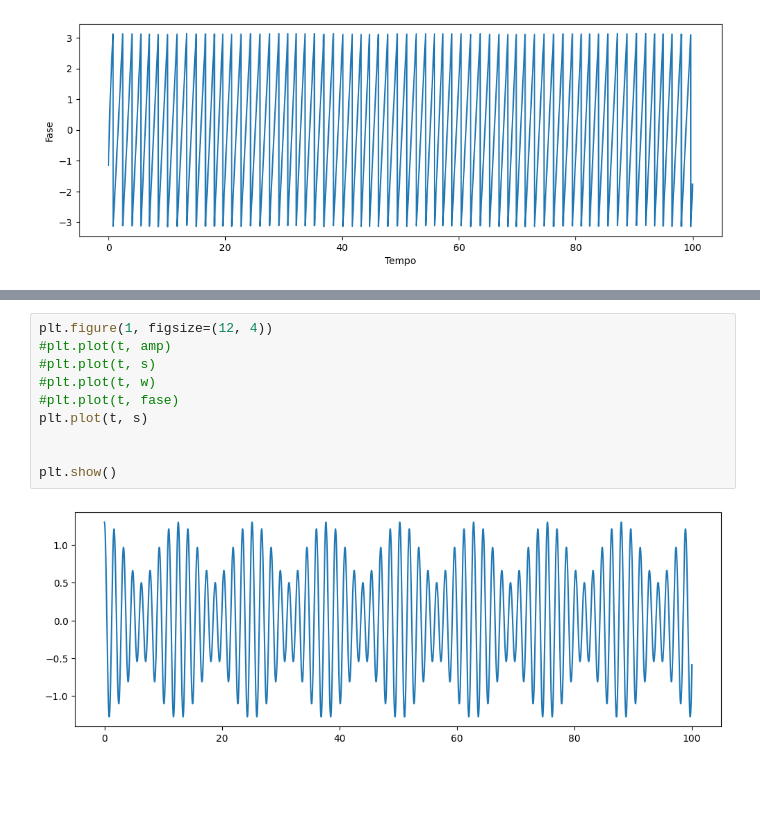
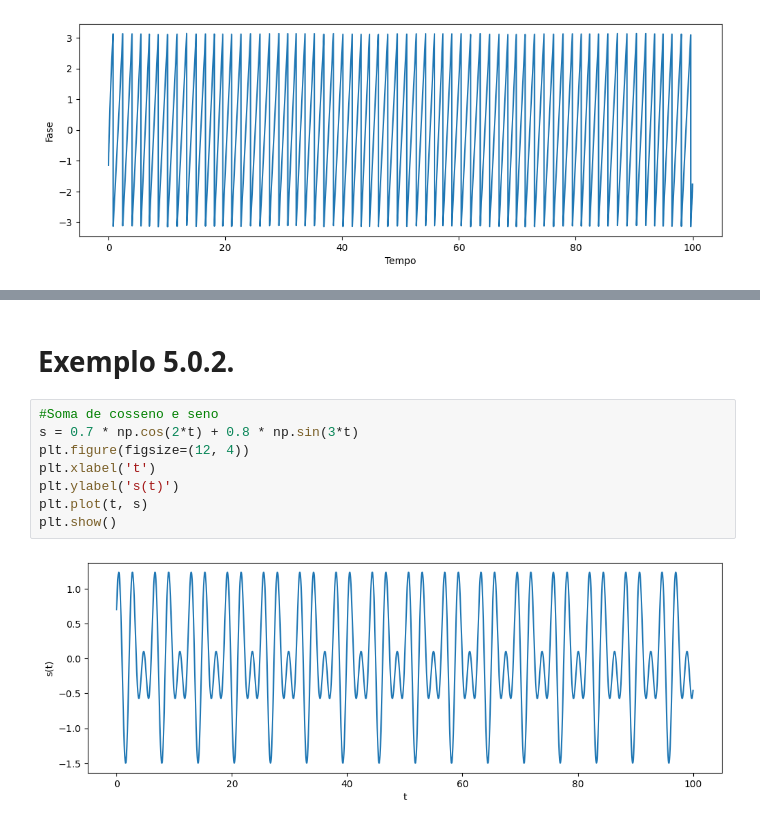
Before and after one commit to vidomirana/Analise-Sincronia-SeriesTemporais-Soja, a Jupyter notebook: Processamento_Sinais.ipynb, the cells around one changed output, grey strips where cells are left out. Drawn from its saved outputs; the diff is of its cells as text; blank space fills up the shorter version.

Commit message:
Adição de mais um exemplo

```diff
--- a/Processamento_Sinais.ipynb
+++ b/Processamento_Sinais.ipynb
@@ -69,12 +60,12 @@ plt.show()
-# %%
-plt.figure(1, figsize=(12, 4))
-#plt.plot(t, amp)
-#plt.plot(t, s)
-#plt.plot(t, w)
-#plt.plot(t, fase)
-plt.plot(t, s)
-
-
-plt.show()
-# %% [output]
-[figure, removed]
+# %% [markdown]
+# Exemplo 5.0.2.
+# %%
+#Soma de cosseno e seno
+s = 0.7 * np.cos(2*t) + 0.8 * np.sin(3*t)
+plt.figure(figsize=(12, 4))
+plt.xlabel('t')
+plt.ylabel('s(t)')
+plt.plot(t, s)
+plt.show()
+# %% [output]
+[figure, added]
```
Also changed, not shown: parts of 14 cells of this notebook.
